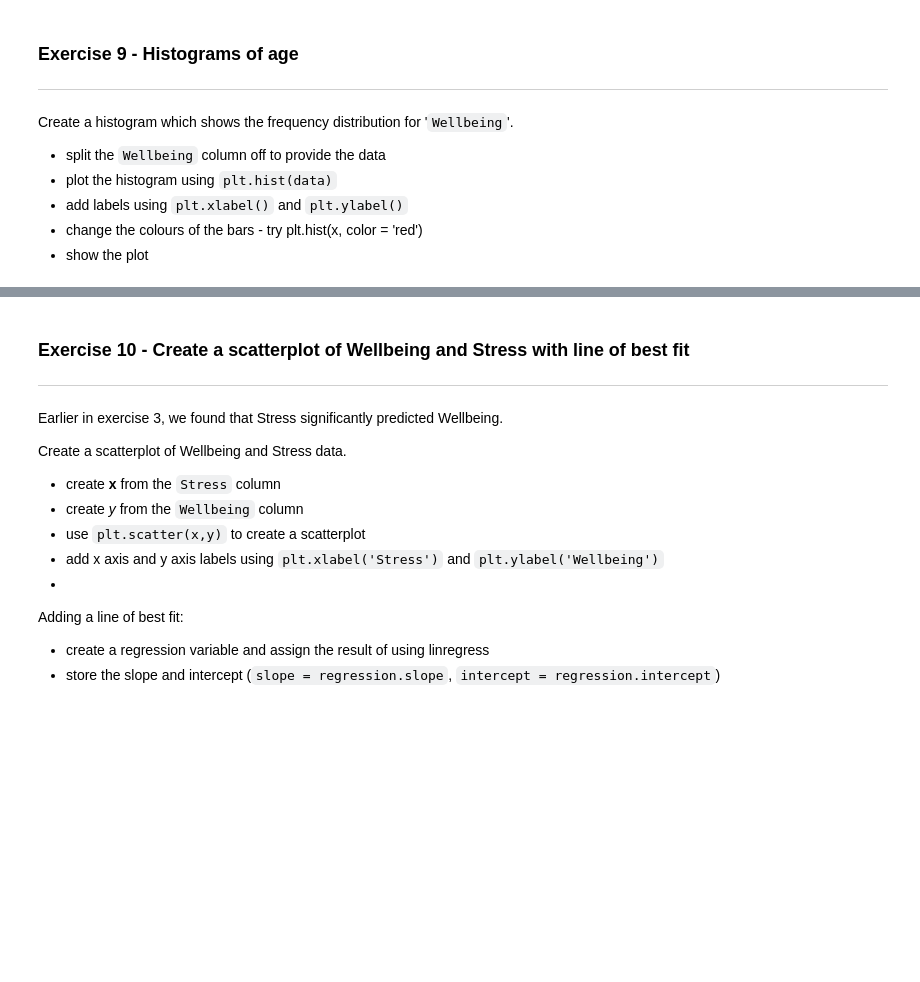
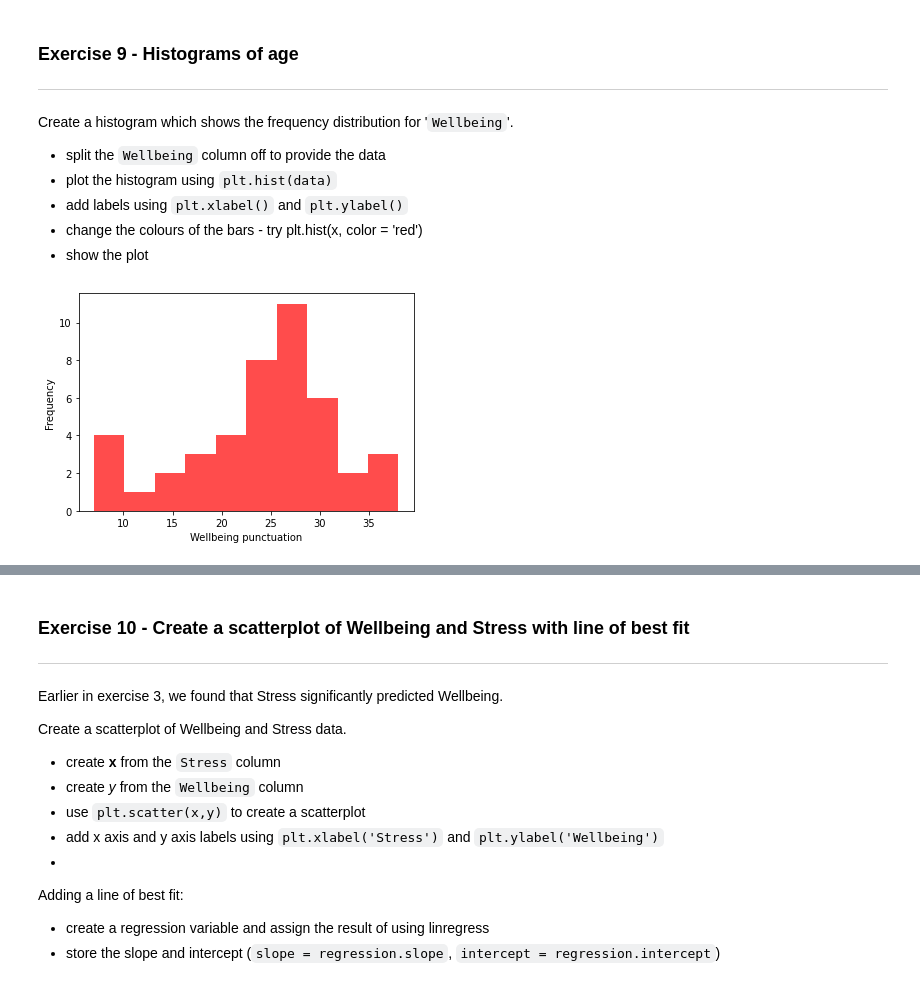
Before and after one commit to blazaropinto/PDA_Data_Analysis_Python, a Jupyter notebook: Correlation_and_visualisation.ipynb, the cells around one changed output, grey strips where cells are left out. Saved outputs shown, nothing was run; the diff lists cells and outputs as text; code cells hidden in the pictures; blank space fills up the shorter version.

```diff
--- a/Correlation_and_visualisation.ipynb
+++ b/Correlation_and_visualisation.ipynb
@@ -429,4 +429,11 @@ Create a histogram which shows the frequency distribution for '`Wellbeing`'.
 * add labels using `plt.xlabel()` and `plt.ylabel()`
 * change the colours of the bars - try plt.hist(x, color = 'red')
 * show the plot
+# %%
+plt.hist(data_w, color='red', alpha=0.7)
+plt.xlabel('Wellbeing punctuation')
+plt.ylabel('Frequency')
+plt.show()
+# %% [output]
+[figure, added]
 # %%
```
Also changed, not shown: parts of 3 cells of this notebook.
